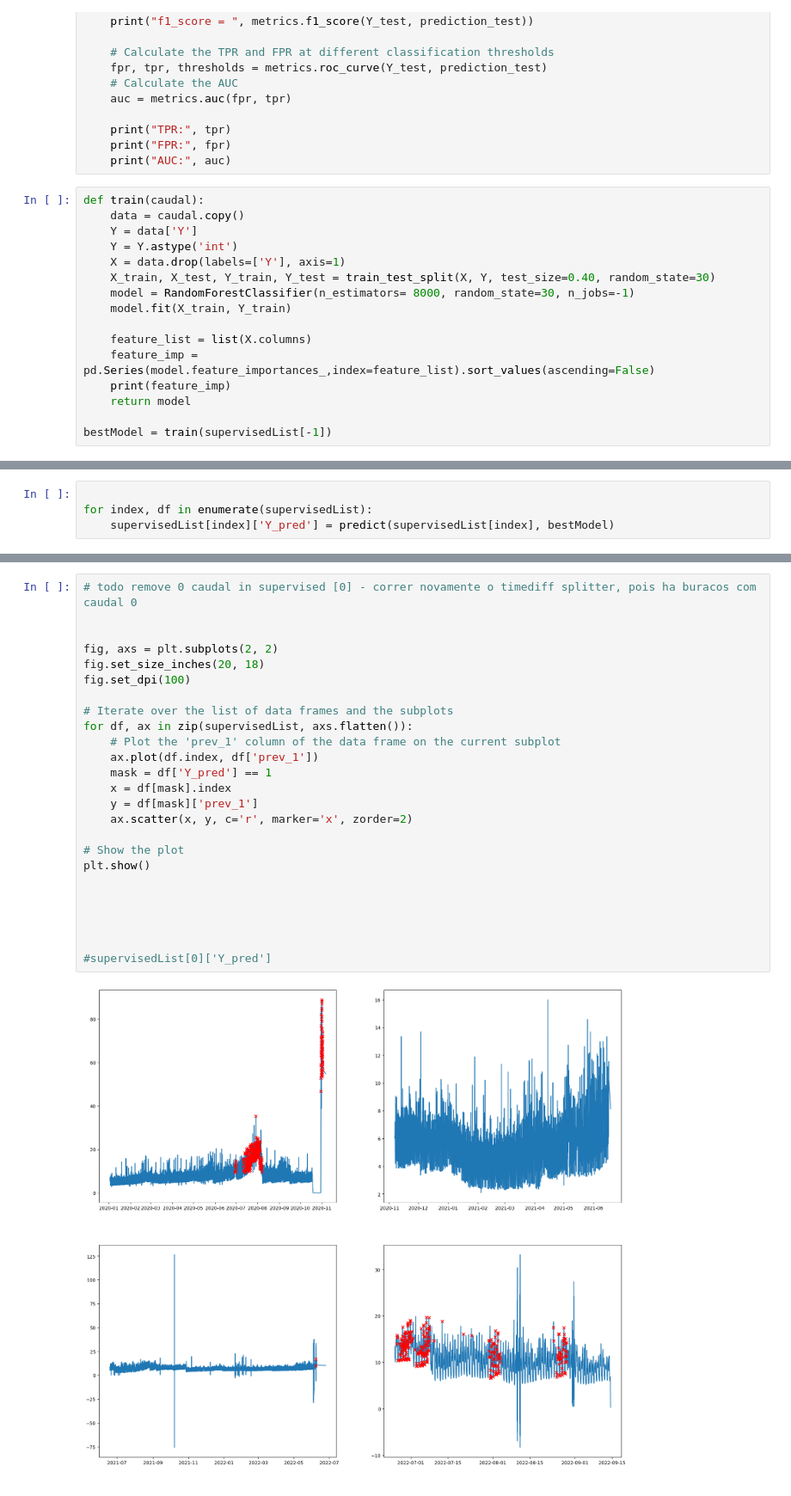
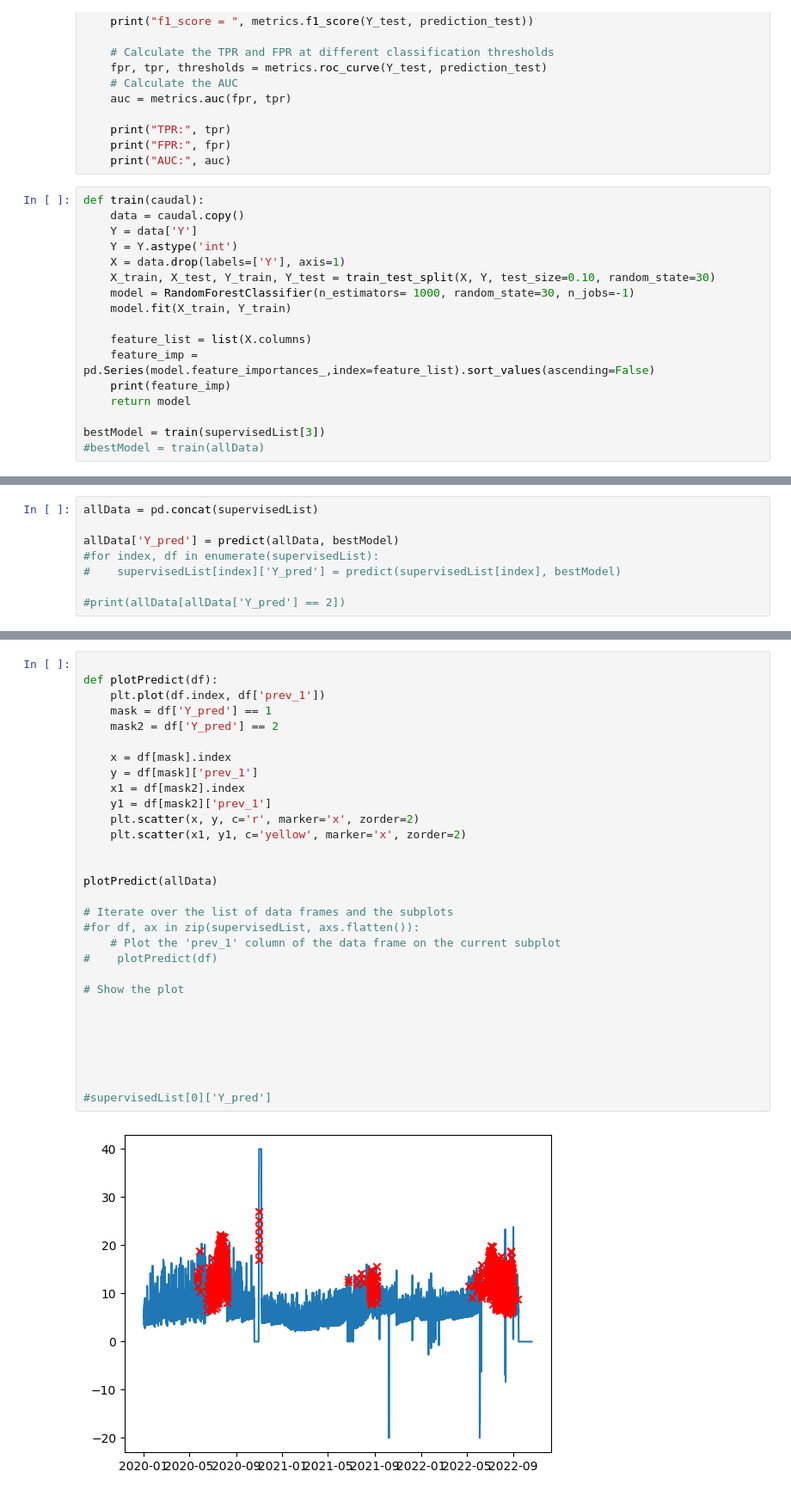
Before and after one commit to Francisc0F/projeto_licenciatura, a Jupyter notebook: caracterização de dados/Método random forest.ipynb, the cells around one changed output, grey strips where cells are left out. Shown at 86% size. Saved outputs shown, nothing was run; the diff lists cells and outputs as text.

Commit message:
adjusts random forest

```diff
--- a/caracterização de dados/Método random forest.ipynb
+++ b/caracterização de dados/Método random forest.ipynb
@@ -270,8 +254,8 @@ def train(caudal):
     Y = data['Y']
     Y = Y.astype('int')
     X = data.drop(labels=['Y'], axis=1)
-    X_train, X_test, Y_train, Y_test = train_test_split(X, Y, test_size=0.40, random_state=30)
-    model = RandomForestClassifier(n_estimators= 8000, random_state=30, n_jobs=-1)
+    X_train, X_test, Y_train, Y_test = train_test_split(X, Y, test_size=0.10, random_state=30)
+    model = RandomForestClassifier(n_estimators= 1000, random_state=30, n_jobs=-1)
     model.fit(X_train, Y_train)
 
     feature_list = list(X.columns)
@@ -279,5 +263,6 @@ def train(caudal):
     print(feature_imp)
     return model
 
-bestModel = train(supervisedList[-1])
+bestModel = train(supervisedList[3])
+#bestModel = train(allData)
 # %% [output]
@@ -315,7 +300,11 @@ def predict(data, model):
 
 #  todo fazer medias dos ultimos n dias em cada row
 # %%
+allData = pd.concat(supervisedList)
 
-for index, df in enumerate(supervisedList):
-    supervisedList[index]['Y_pred'] = predict(supervisedList[index], bestModel)
+allData['Y_pred'] = predict(allData, bestModel)
+#for index, df in enumerate(supervisedList):
+#    supervisedList[index]['Y_pred'] = predict(supervisedList[index], bestModel)
+
+#print(allData[allData['Y_pred'] == 2])
 # %% [output]
@@ -326,27 +319,32 @@ for index, df in enumerate(supervisedList):
 # %%
-# todo remove 0 caudal in supervised [0] - correr novamente o timediff splitter, pois ha buracos com caudal 0
+
+def plotPredict(df):
+    plt.plot(df.index, df['prev_1'])
+    mask = df['Y_pred'] == 1
+    mask2 = df['Y_pred'] == 2
+
+    x = df[mask].index
+    y = df[mask]['prev_1']
+    x1 = df[mask2].index
+    y1 = df[mask2]['prev_1']
+    plt.scatter(x, y, c='r', marker='x', zorder=2)
+    plt.scatter(x1, y1, c='yellow', marker='x', zorder=2)
 
 
-fig, axs = plt.subplots(2, 2)
-fig.set_size_inches(20, 18)
-fig.set_dpi(100)
+plotPredict(allData)
 
 # Iterate over the list of data frames and the subplots
-for df, ax in zip(supervisedList, axs.flatten()):
+#for df, ax in zip(supervisedList, axs.flatten()):
     # Plot the 'prev_1' column of the data frame on the current subplot
-    ax.plot(df.index, df['prev_1'])
-    mask = df['Y_pred'] == 1
-    x = df[mask].index
-    y = df[mask]['prev_1']
-    ax.scatter(x, y, c='r', marker='x', zorder=2)
+#    plotPredict(df)
 
 # Show the plot
-plt.show()
+
 
 
 
 
 
 #supervisedList[0]['Y_pred']
 # %% [output]
-[figure, old version]
+[figure, new version]
```
Also changed, not shown: parts of 10 cells of this notebook, 1 other file.
